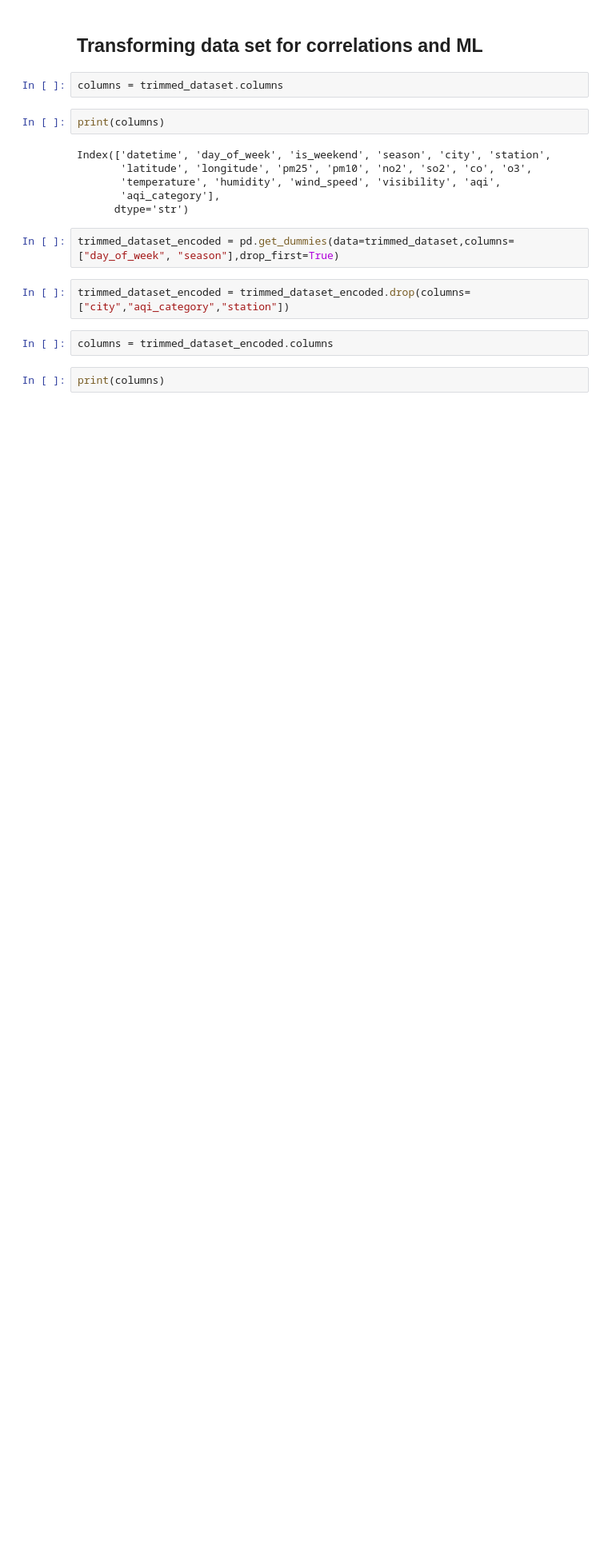
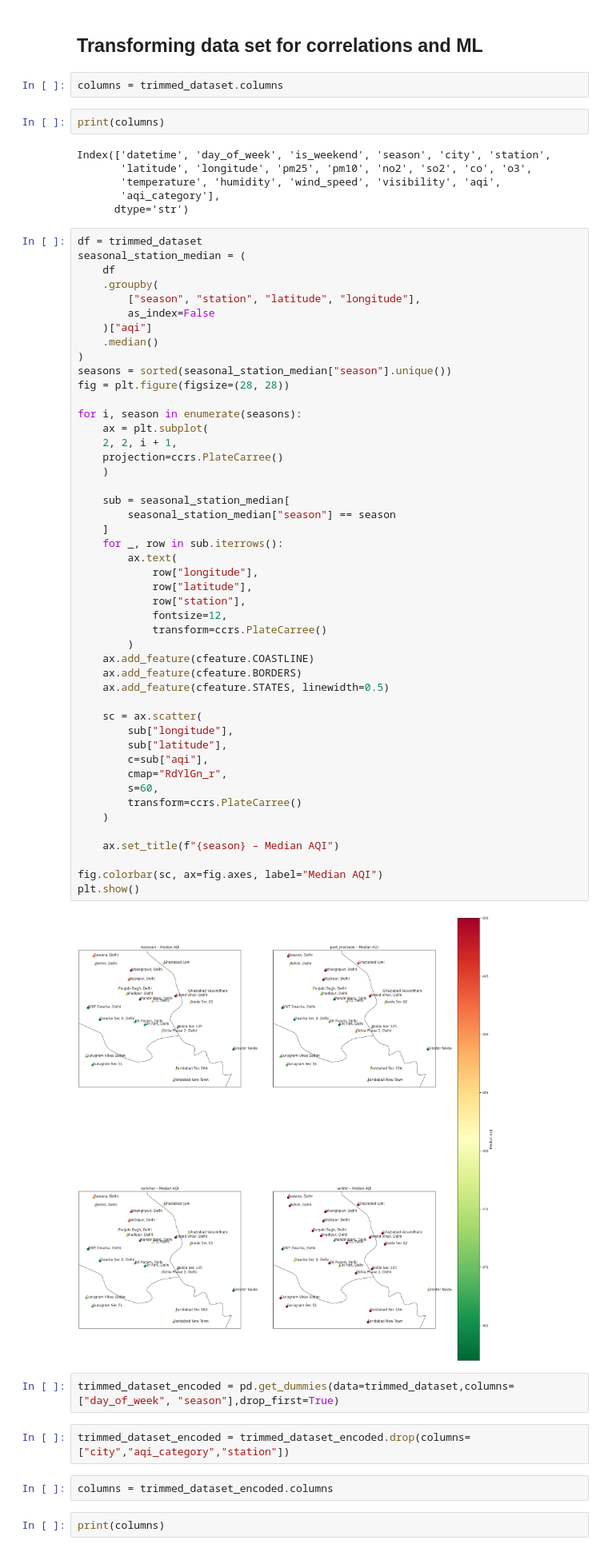
Before and after one commit to opticSquid/delhi-aqi, a Jupyter notebook: eda.ipynb, the cells around one changed output. Shown at 80% size. Saved outputs shown, nothing was run; the diff lists cells and outputs as text; blank space fills up the shorter version.

```diff
--- a/eda.ipynb
+++ b/eda.ipynb
@@ -86,6 +92,55 @@ Index(['datetime', 'day_of_week', 'is_weekend', 'season', 'city', 'station',
        'temperature', 'humidity', 'wind_speed', 'visibility', 'aqi',
        'aqi_category'],
       dtype='str')
+# %%
+df = trimmed_dataset
+seasonal_station_median = (
+    df
+    .groupby(
+        ["season", "station", "latitude", "longitude"],
+        as_index=False
+    )["aqi"]
+    .median()
+)
+seasons = sorted(seasonal_station_median["season"].unique())
+fig = plt.figure(figsize=(28, 28))
+
+for i, season in enumerate(seasons):
+    ax = plt.subplot(
+    2, 2, i + 1,
+    projection=ccrs.PlateCarree()
+    )
+
+    sub = seasonal_station_median[
+        seasonal_station_median["season"] == season
+    ]
+    for _, row in sub.iterrows():
+        ax.text(
+            row["longitude"],
+            row["latitude"],
+            row["station"],
+            fontsize=12,
+            transform=ccrs.PlateCarree()
+        )
+    ax.add_feature(cfeature.COASTLINE)
+    ax.add_feature(cfeature.BORDERS)
+    ax.add_feature(cfeature.STATES, linewidth=0.5)
+
+    sc = ax.scatter(
+        sub["longitude"],
+        sub["latitude"],
+        c=sub["aqi"],
+        cmap="RdYlGn_r",
+        s=60,
+        transform=ccrs.PlateCarree()
+    )
+
+    ax.set_title(f"{season} – Median AQI")
+
+fig.colorbar(sc, ax=fig.axes, label="Median AQI")
+plt.show()
+# %% [output]
+[figure, added]
 # %%
 trimmed_dataset_encoded = pd.get_dummies(data=trimmed_dataset,columns=["day_of_week", "season"],drop_first=True)
 # %%
```
Also changed, not shown: parts of 6 cells of this notebook, 5 other files.
